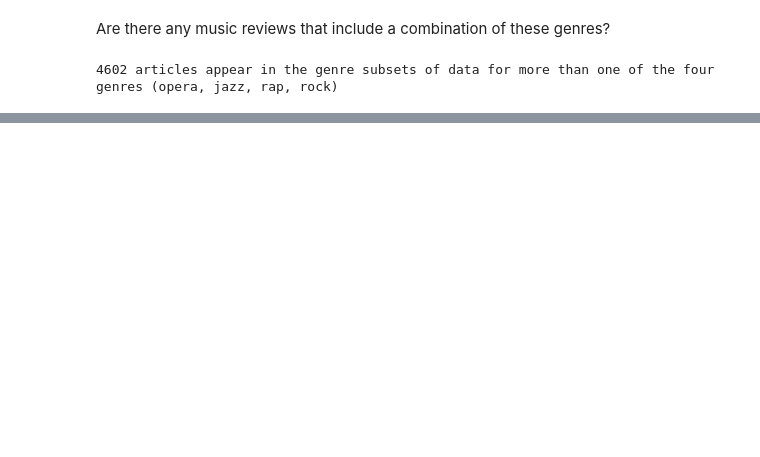
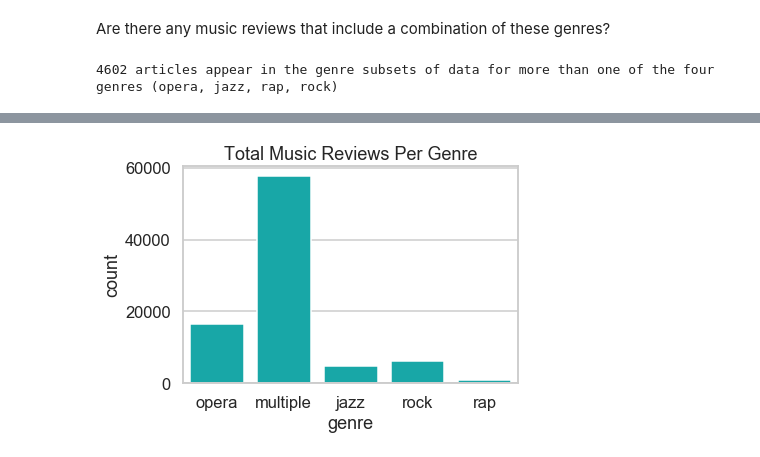
Before and after one commit to DCS-training/SentimentAnalysistimes, a Jupyter notebook: TimesMusicReviews2_CorpusViz.ipynb, the cells around one changed output, grey strips where cells are left out. Drawn from its saved outputs; the diff is of its cells as text; code cells hidden in the pictures; blank space fills up the shorter version.

Commit message:
Created new visualizations by genre and by year

```diff
--- a/TimesMusicReviews2_CorpusViz.ipynb
+++ b/TimesMusicReviews2_CorpusViz.ipynb
@@ -292,0 +303,19 @@ print(len(multiple_genres), "articles appear in the genre subsets of data for mo
+# %%
+genre = []
+for index,row in df.iterrows():
+    if row["with_opera"] == True and row["with_jazz"] == False and row["with_rap"] == False and row["with_rock"] == False:
+        genre += ["opera"]
+    elif row["with_opera"] == False and row["with_jazz"] == True and row["with_rap"] == False and row["with_rock"] == False:
+        genre += ["jazz"]
+    elif row["with_opera"] == False and row["with_jazz"] == False and row["with_rap"] == True and row["with_rock"] == False:
+        genre += ["rap"]
+    elif row["with_opera"] == False and row["with_jazz"] == False and row["with_rap"] == False and row["with_rock"] == True:
+        genre += ["rock"]
+    else:
+        genre += ["multiple"]
+assert len(genre) == df.shape[0]
+# %%
+df_genres = pd.DataFrame({"identifier":list(df.identifier), "genre":genre, "year":list(df.year), "author":list(df.author),
+                         "word_count":list(df.word_count), "sentence_count":df.sentence_count})
+print(df_genres.shape)
+df_genres.head()
@@ -292,0 +330,8 @@ print(len(multiple_genres), "articles appear in the genre subsets of data for mo
+# %%
+# Number of articles per genre
+# sns.catplot(x="year", hue="genre", kind="count", data=df_genres)
+per_genre = sns.countplot(x="genre", color="c", data=df_genres)
+per_genre.set(title="Total Music Reviews Per Genre")
+per_genre.figure.savefig("reviews_per_genre_with_overlaps.png")
+# %% [output]
+[figure, added]
```
Also changed, not shown: parts of 10 cells of this notebook, 4 other files.
